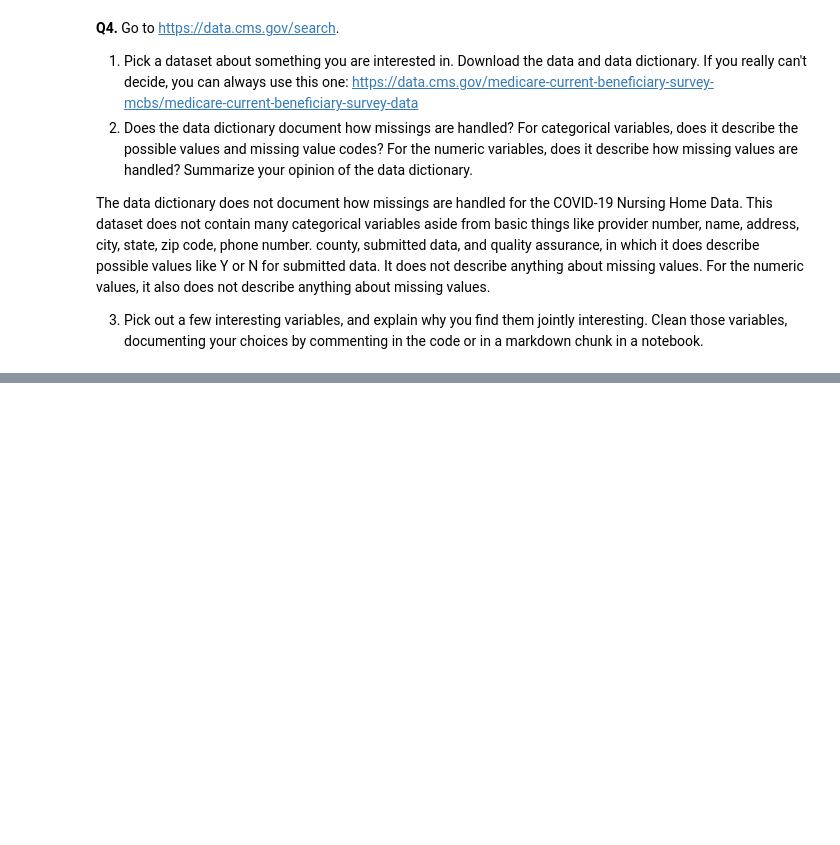
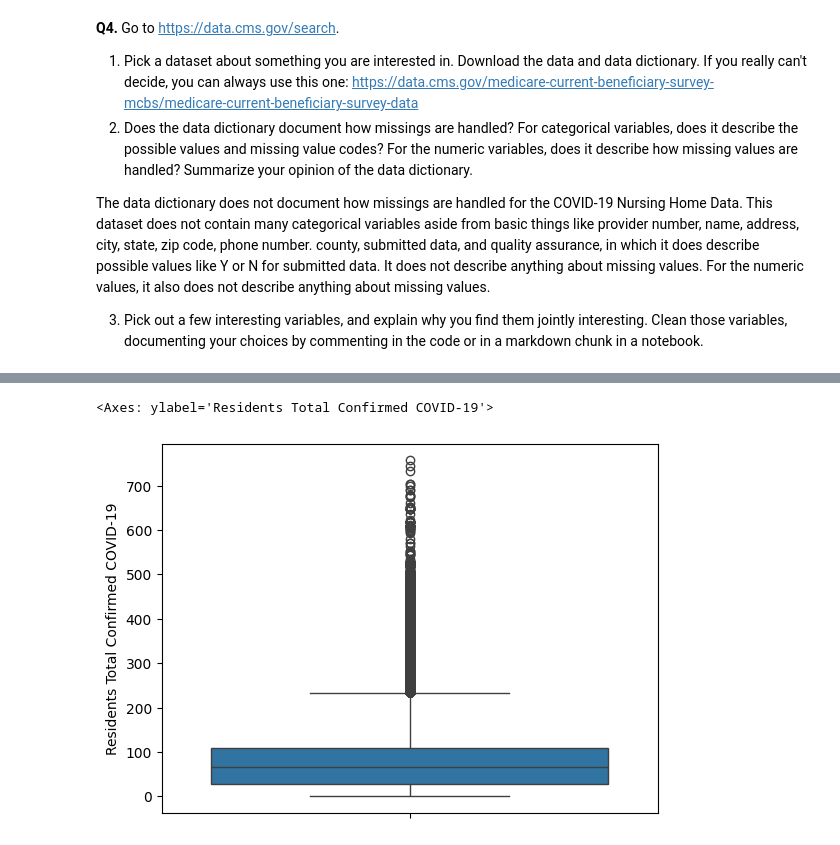
Before and after one commit to anutishah/visualization, a Jupyter notebook: assignment/assignment.ipynb, the cells around one changed output, grey strips where cells are left out. Saved outputs shown, nothing was run; the diff lists cells and outputs as text; code cells hidden in the pictures; blank space fills up the shorter version.

```diff
--- a/assignment/assignment.ipynb
+++ b/assignment/assignment.ipynb
@@ -266,0 +319,5 @@ FileNotFoundError: [Errno 2] No such file or directory: '/var/COVID-19 Nursing H
+# %%
+sns.boxplot(df['Residents Total Confirmed COVID-19'])
+# %% [output]
+<Axes: ylabel='Residents Total Confirmed COVID-19'>
+[figure, added]
```
Also changed, not shown: parts of 26 cells of this notebook.
